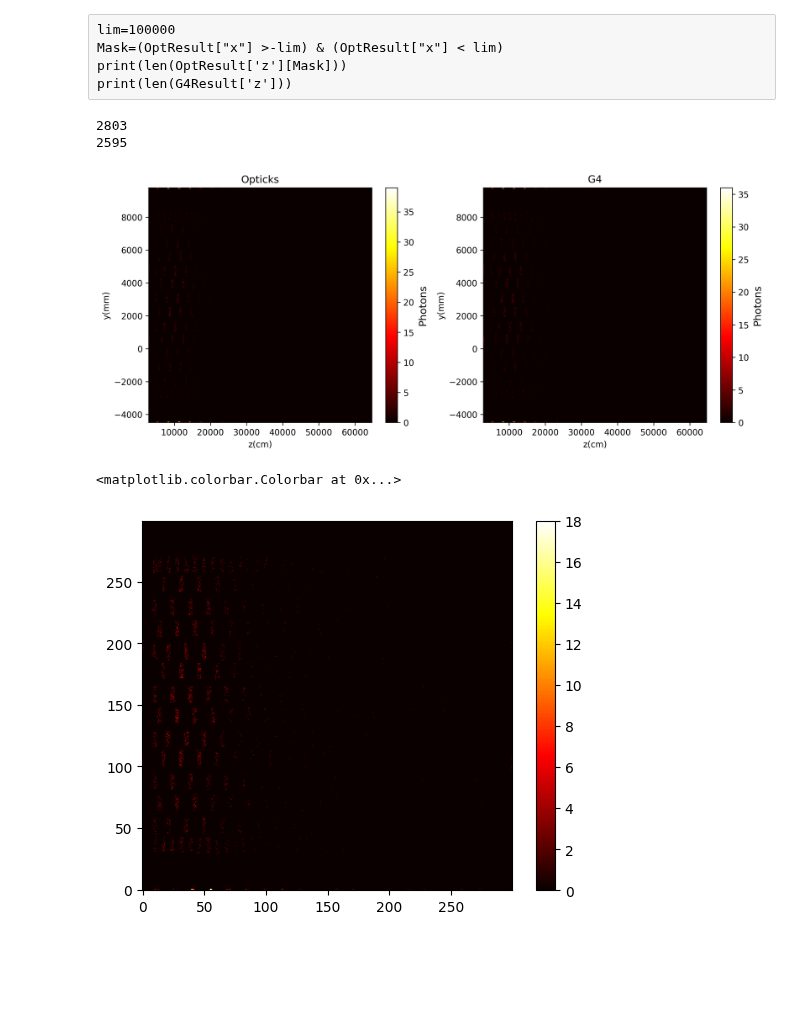
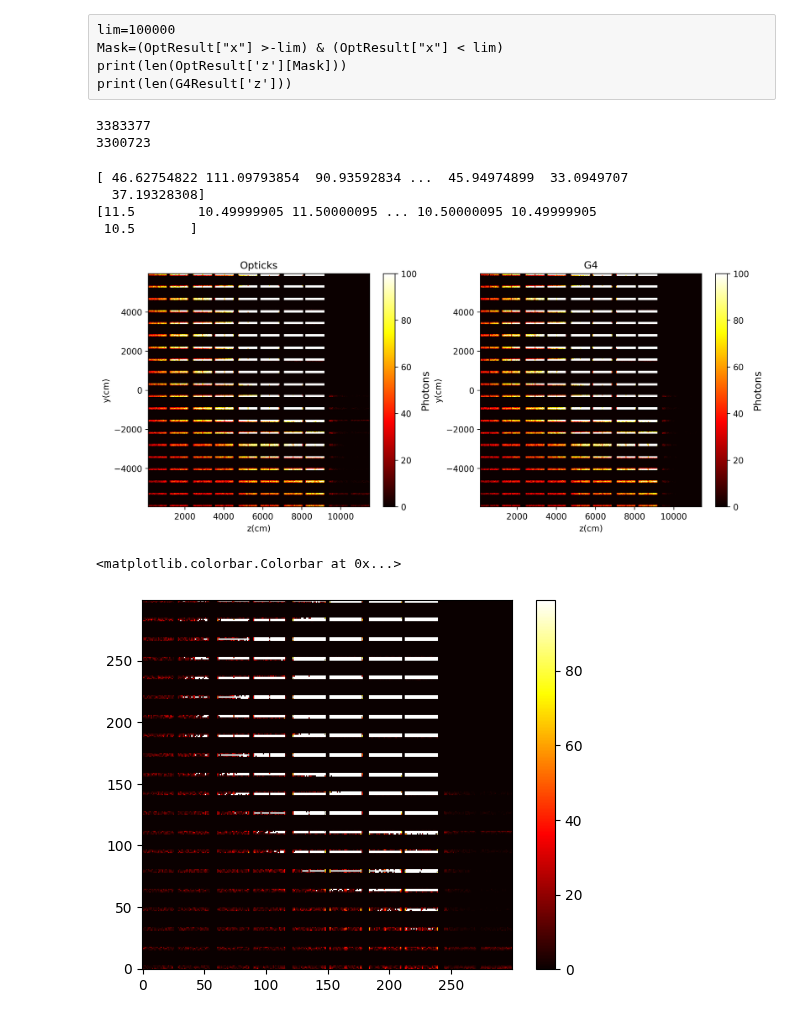
Before and after one commit to nuRiceLab/OpticalSims, a Jupyter notebook: Analysis/G4andOpticksHitsTest.ipynb, the cells around one changed output. Drawn from its saved outputs; the diff is of its cells as text; code cells hidden in the pictures; blank space fills up the shorter version.

```diff
--- a/Analysis/G4andOpticksHitsTest.ipynb
+++ b/Analysis/G4andOpticksHitsTest.ipynb
@@ -41,7 +41,11 @@ def Getinfo(f1,f2):
     return pd.read_csv(f2)
 # %%
 #FName="../../OlderG4OpticksGDML/build/protodunehd_v6_muon_1GeV_t0.root"
-FName="../build/dunevd10kt_fullvd_wires_electron_3GeV_t0.root"
+FName="../build/dunevd10kt_fullvd_wires_electron_1GeV_t0.root"
+#FName="../build/dunevd10kt_fullvd_wires_electron_3GeV_t0.root" # good one
+
+FName="../build/protodunehd_v6_mu_1GeVv2_t0.root"
+FName="../build/dune10kt_v6_refactored_t0.root"
 # %%
 ## Reading Root files
 OptResult,G4Result,PhotonInfo=readRootFile(FName)
@@ -64,45 +68,60 @@ lim=100000
 Mask=(OptResult["x"] >-lim) & (OptResult["x"] < lim)
 print(len(OptResult['z'][Mask]))
 print(len(G4Result['z']))
+# %%
+t=3e6
+G4Time=G4Result["t"]
+OTime=OptResult["t"]
+G4TimeMask=G4Time<t
+OTimeMask=OTime<t
 # %%
 
-print(len(OptResult['z']))
-print(len(G4Result['z']))
+print(len(OptResult['z'][OTimeMask]))
+print(len(G4Result['z'][G4TimeMask]))
 # %% [output]
-2803
-2595
+3383377
+3300723
 # %%
 #G4
 #evtID,SensorID,SensorName,x,y,z,t,wavelength,ProcessID
 
 #Opticks
 #evtID,hit_Id,SensorID,x,y,z,t,wavelength
+# %%
+print(OptResult["t"][OTimeMask])
+print(OptResult["x"][OTimeMask])
+# %% [output]
+[ 46.62754822 111.09793854  90.93592834 ...  45.94974899  33.0949707
+  37.19328308]
+[11.5        10.49999905 11.50000095 ... 10.50000095 10.49999905
+ 10.5       ]
 # %%
-c=1000
+c=100
 b=300
 
-
+x="z"
+y="y"
 fig,p=plt.subplots(1,2,dpi=300,figsize=(13,5))
 p[0].set_title("Opticks")
-h1=p[0].hist2d(OptResult['z'],OptResult['y'],bins=b,cmin=0,cmax=c,cmap="hot",label="Opticks")
+h1=p[0].hist2d(OptResult[f"{x}"][OTimeMask],OptResult[f"{y}"][OTimeMask],bins=b,cmin=0,cmax=c,cmap="hot",label="Opticks")
 cbar1=fig.colorbar(h1[3])
 cbar1.set_label("Photons", fontsize=12)
 p[1].set_title("G4")
-h2=p[1].hist2d(G4Result['z'],G4Result['y'],bins=b,cmin=0,cmax=c,cmap="hot",label="Geant4")
+h2=p[1].hist2d(G4Result[f"{x}"][G4TimeMask],G4Result[f"{y}"][G4TimeMask],bins=b,cmin=0,cmax=c,cmap="hot",label="Geant4")
 cbar2=fig.colorbar(h2[3])
 cbar2.set_label("Photons", fontsize=12)
 for i in range(0,2):
-    p[i].set_xlabel("z(cm)")
-    p[i].set_ylabel("y(mm)")
+    p[i].set_xlabel(f"{x}(cm)")
+    p[i].set_ylabel(f"{y}(cm)")
 # %% [output]
-[figure, old version]
+[figure, new version]
 # %%
 h3=abs(h1[0]-h2[0])
 plt.imshow(np.rot90(np.flip(h3,axis=1)),origin="lower",cmap="hot")
 plt.colorbar()
 # %% [output]
 <matplotlib.colorbar.Colorbar at 0x...>
-[figure, old version]
+[figure, new version]
 # %%
 c=1
 b=100
```
Also changed, not shown: parts of 6 cells of this notebook, 8 other files.
